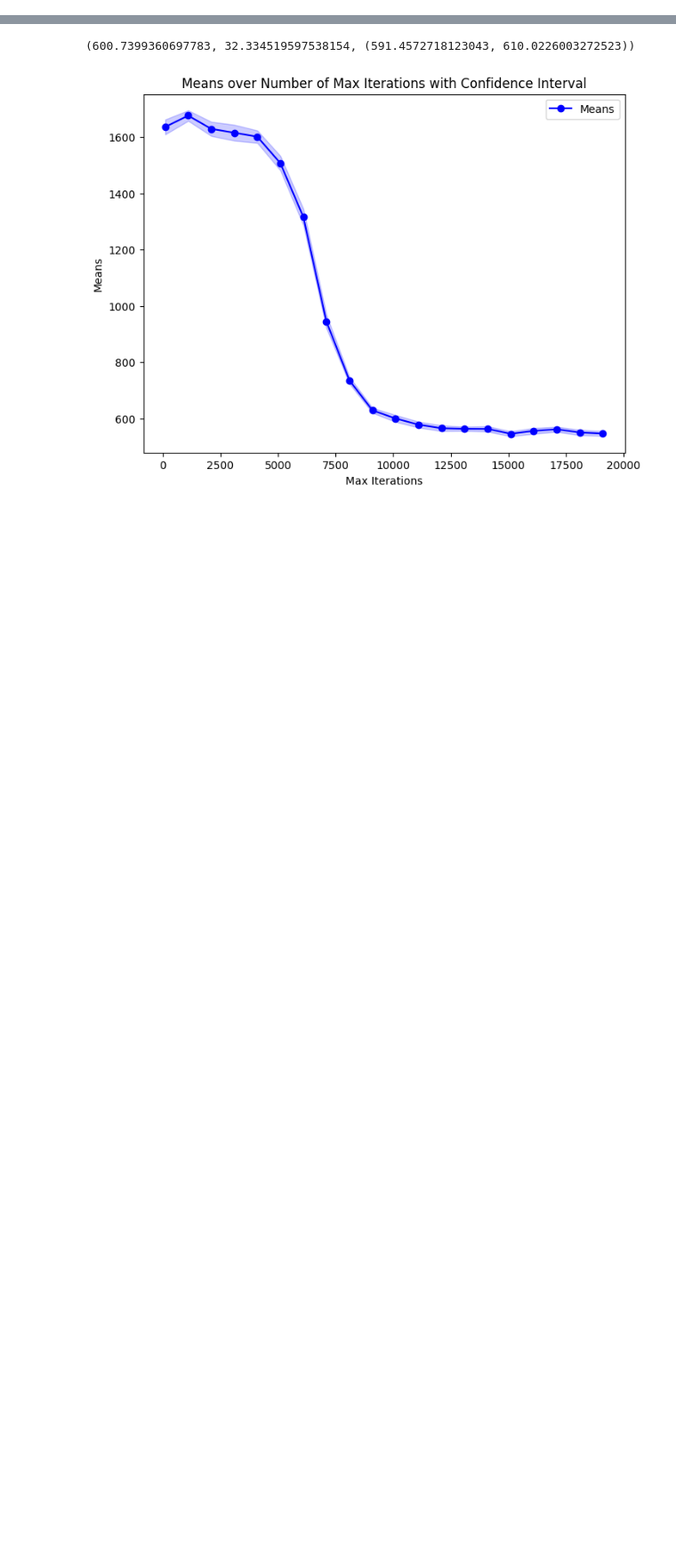
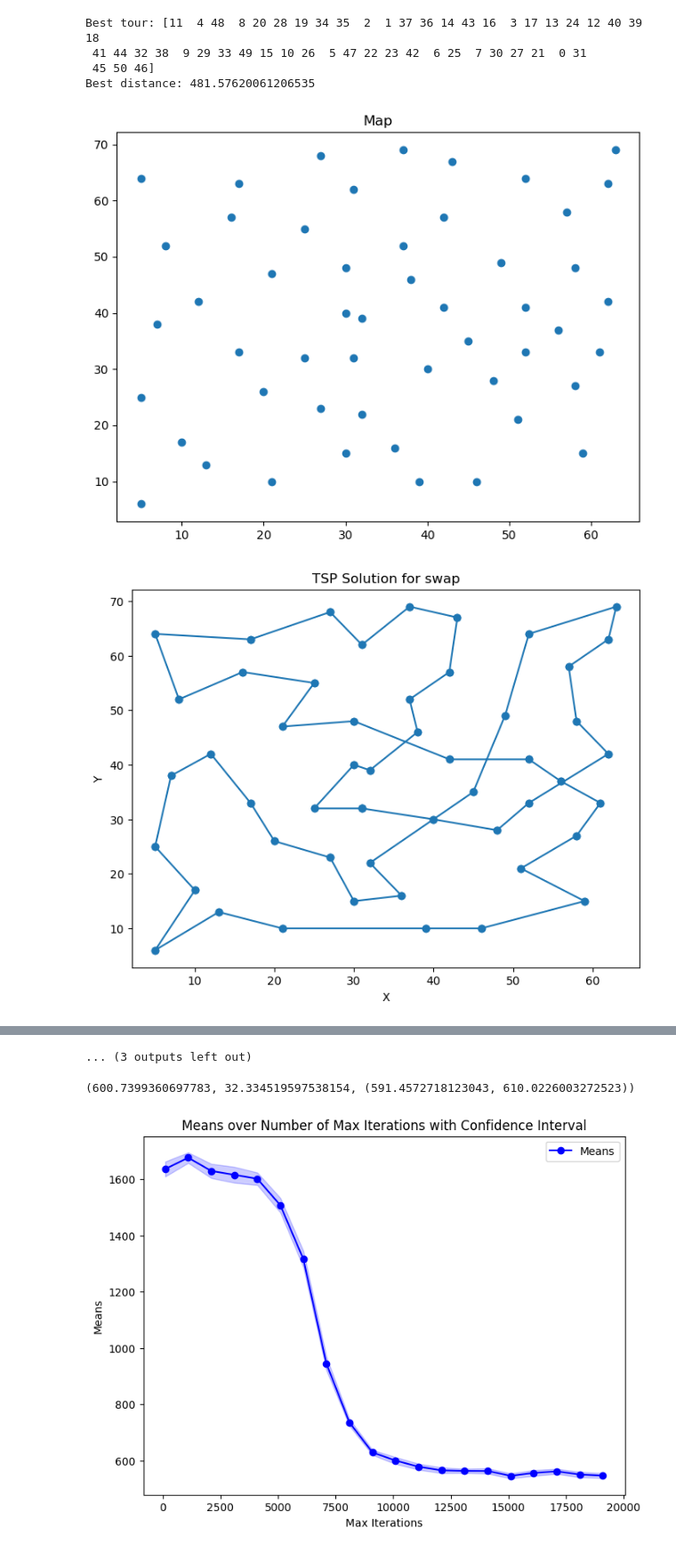
Before and after one commit to Foundnation/Stochastic-Simulation, a Jupyter notebook: TSM/tsp_notebook.ipynb, the cells around one changed output, grey strips where cells are left out. Shown at 89% size. Cells and saved outputs as stored; diff of their text form; code cells hidden in the pictures; blank space fills up the shorter version.

```diff
--- a/TSM/tsp_notebook.ipynb
+++ b/TSM/tsp_notebook.ipynb
@@ -2,14 +2,15 @@
 from tsp_annealing import *
 import matplotlib.pyplot as plt
 # %%
-def plot_TSP_solution(cities, permutation_method):
+def plot_TSP_solution(cities, permutation_method, **kwargs):
     plt.figure(figsize=(8, 6))
     plt.scatter([elem[0] for elem in cities], [elem[1] for elem in cities])
     plt.title('Map')
 
     distances = calculate_distances(cities)
 
-    best_tour, best_distance, cost_over_iterations, temperature_over_interations = perform_annealing(distances, altering_method=permutation_method, max_iterations=int(1E5), alpha=0.9999)
+    best_tour, best_distance, cost_over_iterations, temperature_over_interations = perform_annealing(distances,
+                                                                    altering_method=permutation_method, **kwargs)
 
     print("Best tour:", best_tour)
     print("Best distance:", best_distance)
@@ -31,21 +32,12 @@ def plot_TSP_solution(cities, permutation_method):
 
     plt.show()
 
-def best_distance(cities, permutation_method):
+def best_distance(cities, permutation_method, **kwargs):
     distances = calculate_distances(cities)
 
-    best_tour, best_tour_distance, cost_over_iterations, temperature_over_interations = perform_annealing(distances, altering_method=permutation_method, max_iterations=int(1E5), alpha=0.9999)
+    best_tour, best_tour_distance, cost_over_iterations, temperature_over_interations = perform_annealing(distances,
+                                                                        altering_method=permutation_method, **kwargs)
 
     print("For the \'%s\' method"%(permutation_method))
     # print("Best tour:", best_tour)
     print("Best distance:", best_tour_distance)
-
-
-
-cities = load_graph('TSP-Configurations/eil51.tsp.txt')
-# plot_TSP_solution(cities, 'swap')
-# plot_TSP_solution(cities, 'reverse')
-# plot_TSP_solution(cities, 'insert')
-
-best_distance(cities, 'reverse')
-best_distance(cities, 'insert')
@@ -90,0 +72,21 @@ plot_TSP_solution(cities, 'reverse')
+# %%
+cities = load_graph('TSP-Configurations/eil51.tsp.txt')
+
+max_iterations = int(1E6)
+final_temp = 1E-6
+cooling_schedule = 'quadratic_a'
+alpha = 1 - 1E-7
+
+plot_TSP_solution(cities, 'swap',  max_iterations=max_iterations, final_temp=final_temp,
+                  cooling_schedule=cooling_schedule, alpha=alpha)
+plot_TSP_solution(cities, 'insert',  max_iterations=max_iterations, final_temp=final_temp,
+                  cooling_schedule=cooling_schedule, alpha=alpha)
+plot_TSP_solution(cities, 'reverse',  max_iterations=max_iterations, final_temp=final_temp,
+                  cooling_schedule=cooling_schedule, alpha=alpha)
+# %% [output]
+Best tour: [11  4 48  8 20 28 19 34 35  2  1 37 36 14 43 16  3 17 13 24 12 40 39 18
+ 41 44 32 38  9 29 33 49 15 10 26  5 47 22 23 42  6 25  7 30 27 21  0 31
+ 45 50 46]
+Best distance: 481.57620061206535
+[figure, added]
+[figure, added]
@@ -91,3 +106,4 @@ plot_TSP_solution(cities, 'reverse')
+... (3 outputs left out)
 # %%
 cities = load_graph('TSP-Configurations/eil51.tsp.txt')
 distances = calculate_distances(cities)
```
Also changed, not shown: parts of 6 cells of this notebook, 1 other file.
